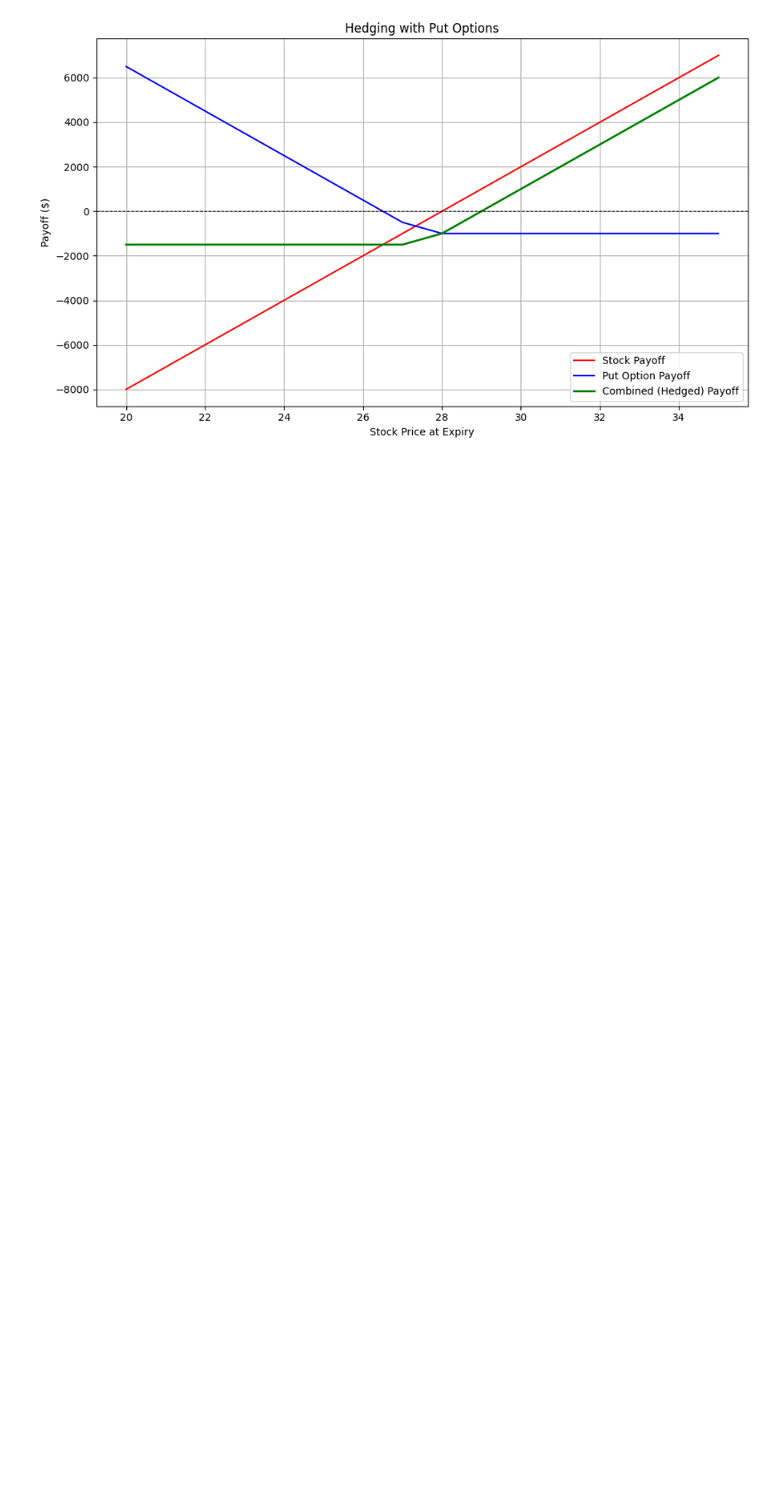
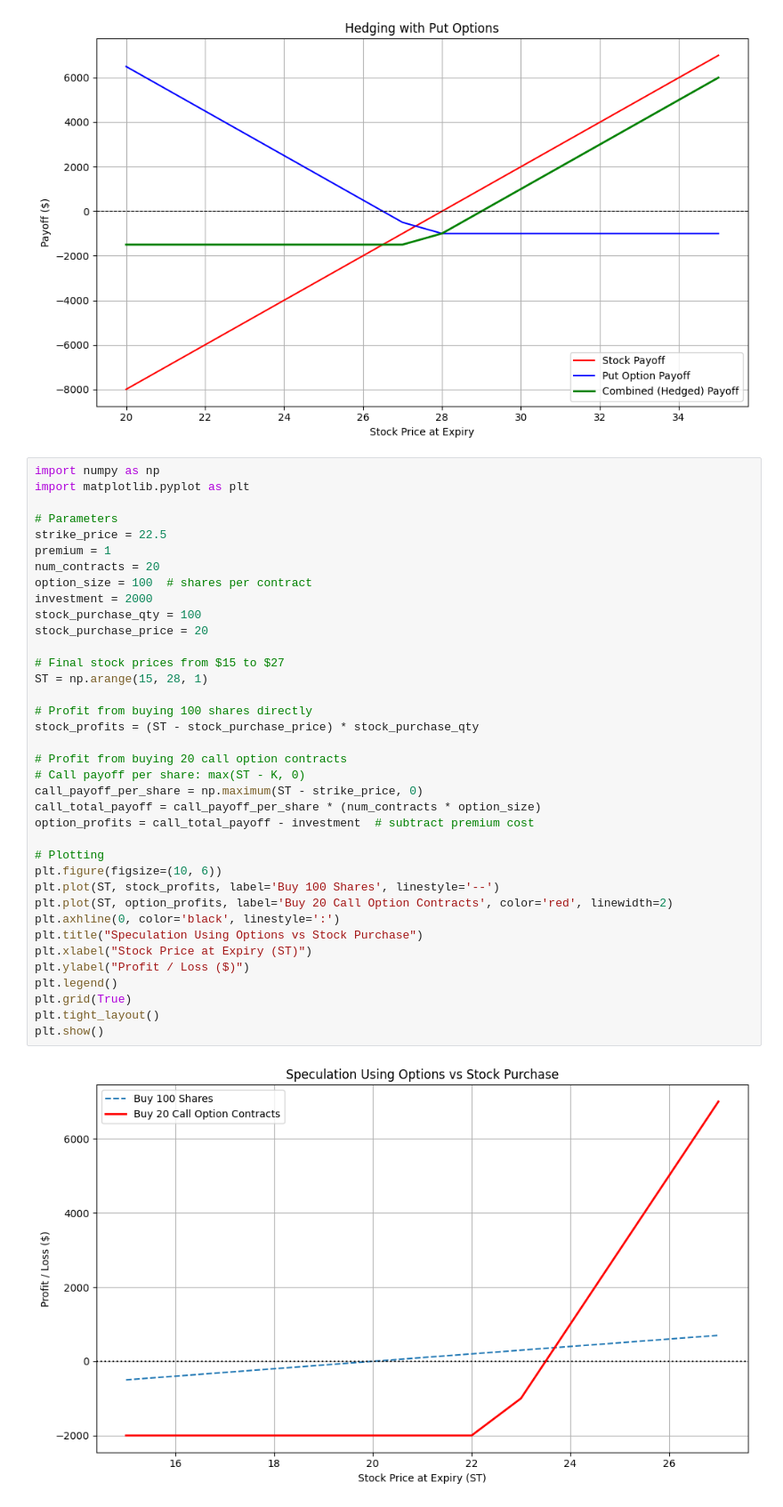
Before and after one commit to MohammedLike/Quantitative-Finance-Practice, a Jupyter notebook: Module 1/CQF Practical.ipynb, the cells around one changed output. Shown at 89% size. Saved outputs shown, nothing was run; the diff lists cells and outputs as text; blank space fills up the shorter version.

```diff
--- a/Module 1/CQF Practical.ipynb
+++ b/Module 1/CQF Practical.ipynb
@@ -1582,3 +1582,42 @@ plt.tight_layout()
 plt.show()
 # %% [output]
 [figure]
+# %%
+import numpy as np
+import matplotlib.pyplot as plt
+
+# Parameters
+strike_price = 22.5
+premium = 1
+num_contracts = 20
+option_size = 100  # shares per contract
+investment = 2000
+stock_purchase_qty = 100
+stock_purchase_price = 20
+
+# Final stock prices from $15 to $27
+ST = np.arange(15, 28, 1)
+
+# Profit from buying 100 shares directly
+stock_profits = (ST - stock_purchase_price) * stock_purchase_qty
+
+# Profit from buying 20 call option contracts
+# Call payoff per share: max(ST - K, 0)
+call_payoff_per_share = np.maximum(ST - strike_price, 0)
+call_total_payoff = call_payoff_per_share * (num_contracts * option_size)
+option_profits = call_total_payoff - investment  # subtract premium cost
+
+# Plotting
+plt.figure(figsize=(10, 6))
+plt.plot(ST, stock_profits, label='Buy 100 Shares', linestyle='--')
+plt.plot(ST, option_profits, label='Buy 20 Call Option Contracts', color='red', linewidth=2)
+plt.axhline(0, color='black', linestyle=':')
+plt.title("Speculation Using Options vs Stock Purchase")
+plt.xlabel("Stock Price at Expiry (ST)")
+plt.ylabel("Profit / Loss ($)")
+plt.legend()
+plt.grid(True)
+plt.tight_layout()
+plt.show()
+# %% [output]
+[figure, added]
```
Also changed, not shown: parts of 2 cells of this notebook, 1 other file.
